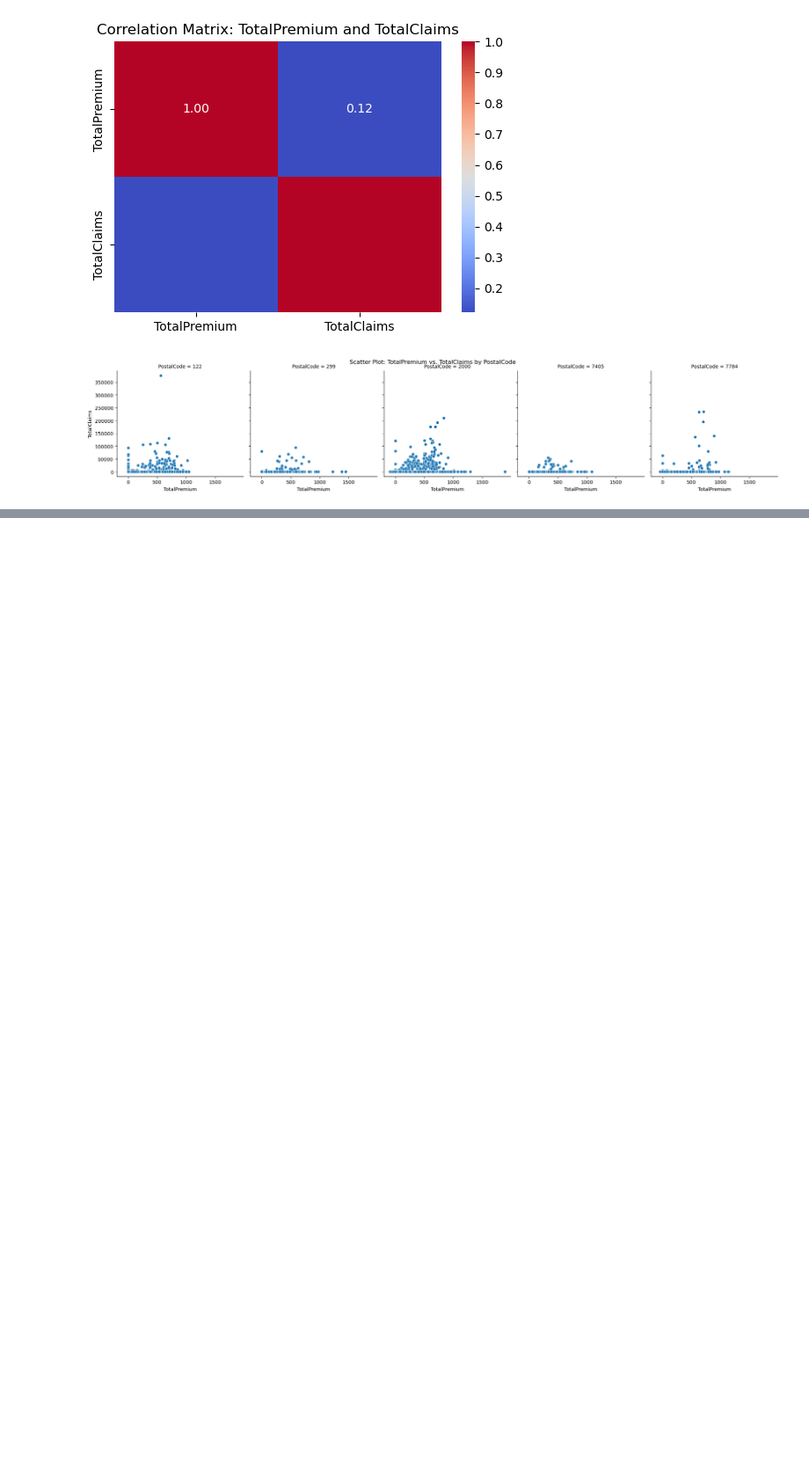
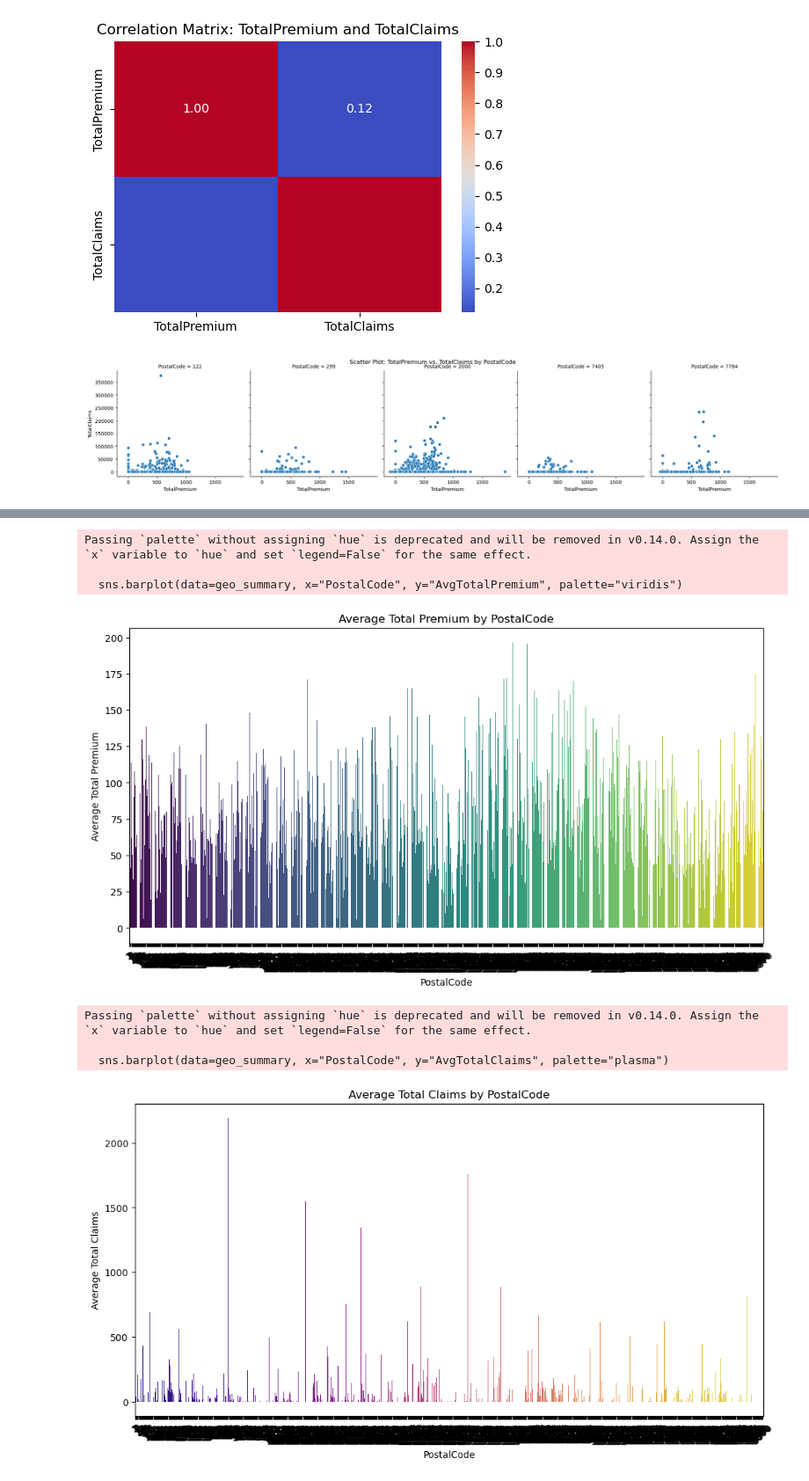
Before and after one commit to Zeyni12/kifiya_week3_assignment, a Jupyter notebook: notebooks/EDA_analysis.ipynb, the cells around one changed output, grey strips where cells are left out. Shown at 88% size. Saved outputs shown, nothing was run; the diff lists cells and outputs as text; code cells hidden in the pictures; blank space fills up the shorter version.

```diff
--- a/notebooks/EDA_analysis.ipynb
+++ b/notebooks/EDA_analysis.ipynb
@@ -256,3 +256,18 @@ g.fig.suptitle("Scatter Plot: TotalPremium vs. TotalClaims by PostalCode")
 plt.show()
 # %% [output]
 [figure]
+# %%
+# Example of grouping by PostalCode
+geo_summary = df.groupby("PostalCode").agg({
+    "TotalPremium": ["mean", "median", "sum"],
+    "TotalClaims": ["mean", "median", "sum"],
+    "CoverType": "nunique",  # Number of unique cover types
+    "make": "nunique"        # Number of unique auto makes
+}).reset_index()
+
+geo_summary.columns = ['PostalCode',
+                       'AvgTotalPremium', 'MedianTotalPremium', 'TotalPremiumSum',
+                       'AvgTotalClaims', 'MedianTotalClaims', 'TotalClaimsSum',
+                       'UniqueCoverTypes', 'UniqueAutoMakes']
+
+print(geo_summary.head())
@@ -258,0 +295,30 @@ plt.show()
+# %%
+# import seaborn as sns
+# import matplotlib.pyplot as plt
+
+# Bar plot for Average Total Premium by PostalCode
+plt.figure(figsize=(12, 6))
+sns.barplot(data=geo_summary, x="PostalCode", y="AvgTotalPremium", palette="viridis")
+plt.title("Average Total Premium by PostalCode")
+plt.xlabel("PostalCode")
+plt.ylabel("Average Total Premium")
+plt.xticks(rotation=45)
+plt.show()
+
+# Bar plot for Average Total Claims by PostalCode
+plt.figure(figsize=(12, 6))
+sns.barplot(data=geo_summary, x="PostalCode", y="AvgTotalClaims", palette="plasma")
+plt.title("Average Total Claims by PostalCode")
+plt.xlabel("PostalCode")
+plt.ylabel("Average Total Claims")
+plt.xticks(rotation=45)
+plt.show()
+# %% [output]
+Passing `palette` without assigning `hue` is deprecated and will be removed in v0.14.0. Assign the `x` variable to `hue` and set `legend=False` for the same effect.
+
+  sns.barplot(data=geo_summary, x="PostalCode", y="AvgTotalPremium", palette="viridis")
+[figure, added]
+Passing `palette` without assigning `hue` is deprecated and will be removed in v0.14.0. Assign the `x` variable to `hue` and set `legend=False` for the same effect.
+
+  sns.barplot(data=geo_summary, x="PostalCode", y="AvgTotalClaims", palette="plasma")
+[figure, added]
```
Also changed, not shown: parts of 12 cells of this notebook, 1 other file.
